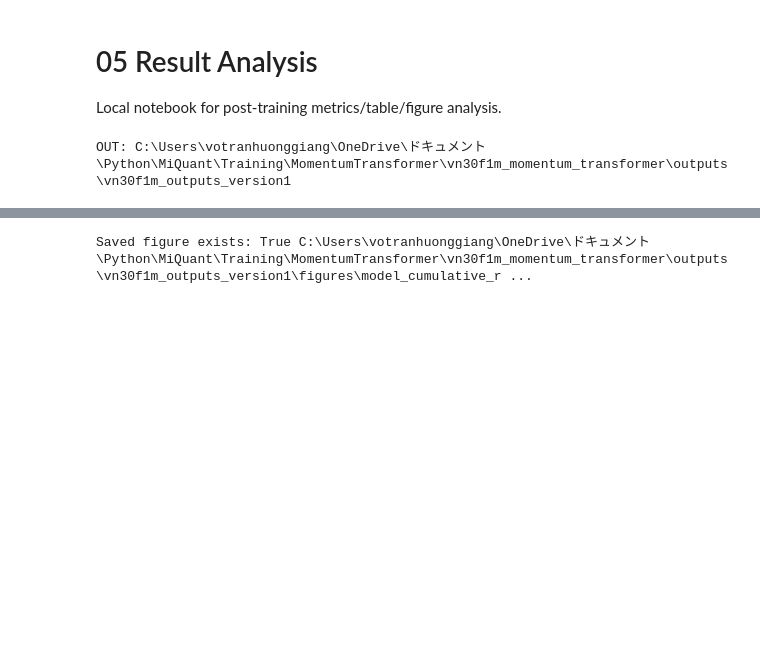
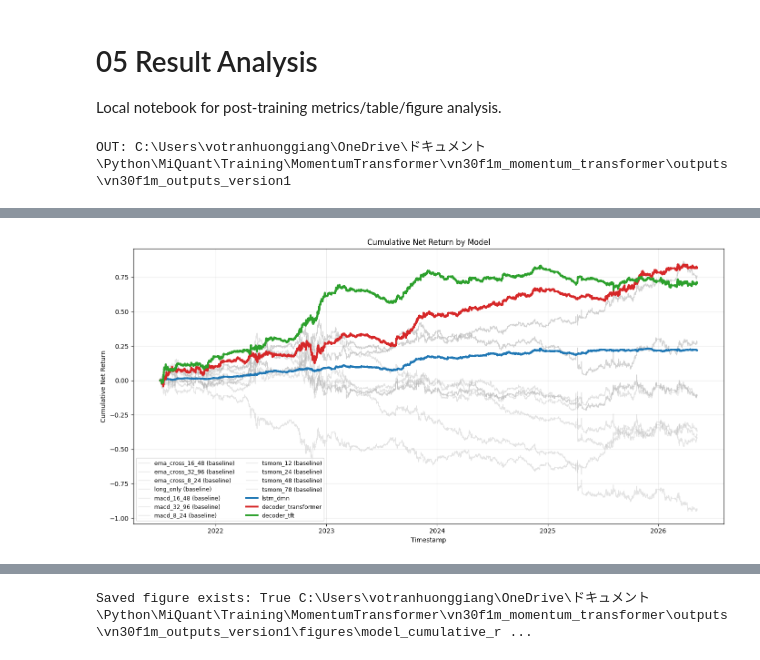
Before and after one commit to votranhuonggiang/Trading-with-the-Momentum-Transformer, a Jupyter notebook: notebooks/05_result_analysis.ipynb, the cells around one changed output, grey strips where cells are left out. Cells and saved outputs as stored; diff of their text form; code cells hidden in the pictures; blank space fills up the shorter version.

```diff
--- a/notebooks/05_result_analysis.ipynb
+++ b/notebooks/05_result_analysis.ipynb
@@ -60,3 +60,48 @@ display(wf.head())
+# %%
+pred = pd.read_csv(OUT / 'predictions' / 'all_predictions.csv', parse_dates=['timestamp'])
+pred = pred.sort_values(['model', 'timestamp'])
+pred['cum_net_return'] = pred.groupby('model')['net_return'].cumsum()
+
+focus_models = ['lstm_dmn', 'decoder_transformer', 'decoder_tft']
+focus_colors = {
+    'lstm_dmn': '#1f77b4',            # blue
+    'decoder_transformer': '#d62728', # red
+    'decoder_tft': '#2ca02c',         # green
+}
+
+plt.figure(figsize=(14, 7))
+
+# plot non-focus first (background)
+for model_name, g in pred.groupby('model'):
+    if model_name in focus_models:
+        continue
+    plt.plot(
+        g['timestamp'], g['cum_net_return'],
+        color='#B0B0B0', linewidth=1.0, alpha=0.35,
+        label=f'{model_name} (baseline)'
+    )
+
+# plot focus on top
+for model_name in focus_models:
+    g = pred[pred['model'] == model_name]
+    if g.empty:
+        continue
+    plt.plot(
+        g['timestamp'], g['cum_net_return'],
+        color=focus_colors.get(model_name, None),
+        linewidth=2.8, alpha=1.0,
+        label=model_name
+    )
+
+plt.title('Cumulative Net Return by Model')
+plt.xlabel('Timestamp')
+plt.ylabel('Cumulative Net Return')
+plt.grid(alpha=0.25)
+plt.legend(loc='best', ncol=2, fontsize=9)
+plt.tight_layout()
+plt.show()
+# %% [output]
+[figure, added]
 # %%
 pred = pd.read_csv(OUT / 'predictions' / 'all_predictions.csv', parse_dates=['timestamp'])
 pred = pred.sort_values(['model', 'timestamp'])
```
Also changed, not shown: parts of 3 cells of this notebook, 5 other files.
